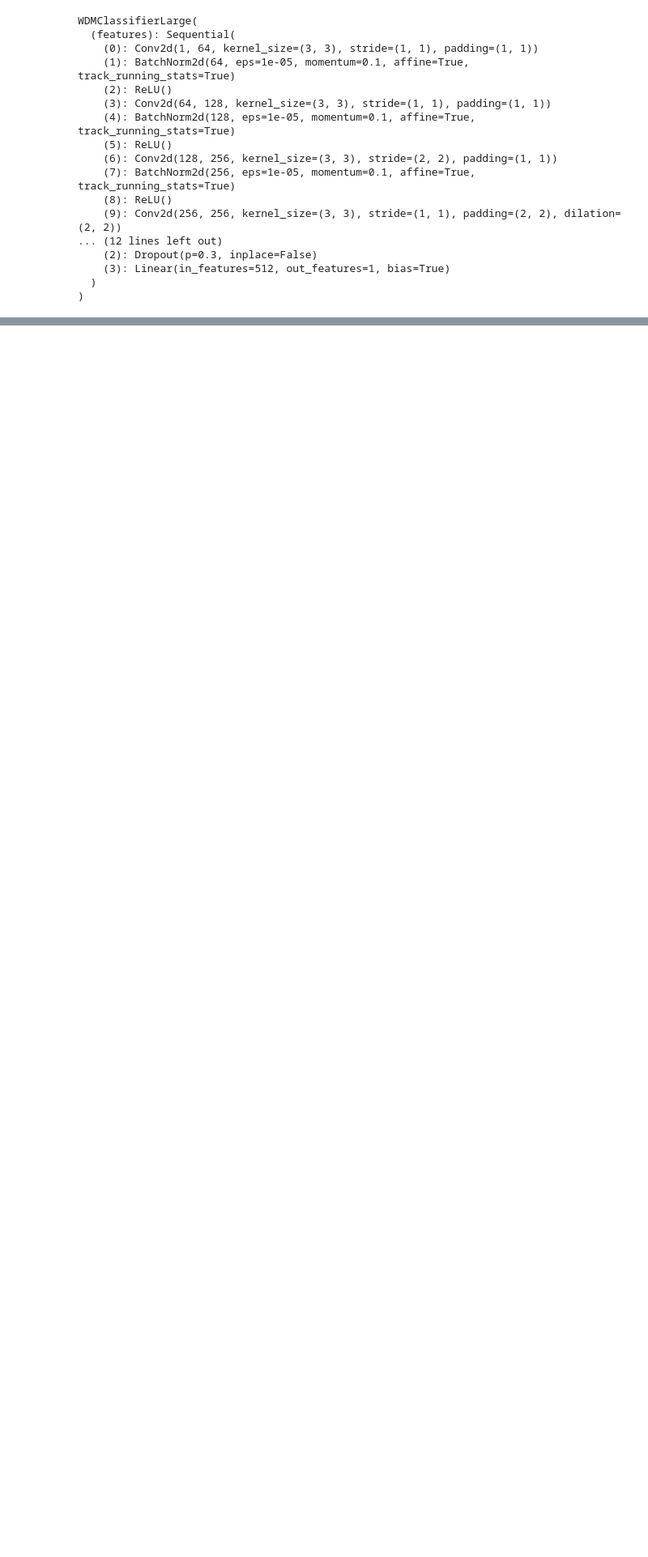
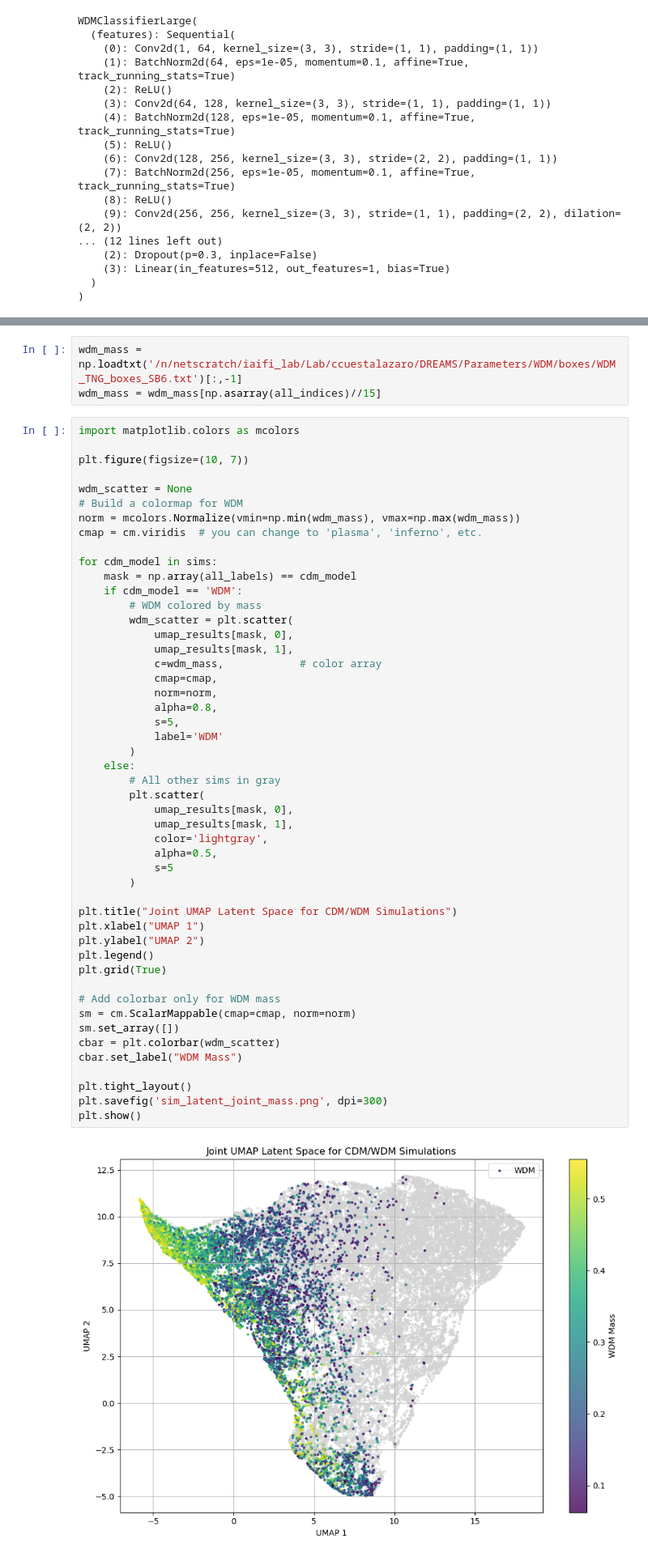
Before and after one commit to mingshauliu/DMLatent, a Jupyter notebook: small_net/sim_latent.ipynb, the cells around one changed output, grey strips where cells are left out. Shown at 81% size. Cells and saved outputs as stored; diff of their text form; blank space fills up the shorter version.

```diff
--- a/small_net/sim_latent.ipynb
+++ b/small_net/sim_latent.ipynb
@@ -355,0 +438,54 @@ plt.show()
+# %%
+wdm_mass = np.loadtxt('/n/netscratch/iaifi_lab/Lab/ccuestalazaro/DREAMS/Parameters/WDM/boxes/WDM_TNG_boxes_SB6.txt')[:,-1]
+wdm_mass = wdm_mass[np.asarray(all_indices)//15]
+# %%
+import matplotlib.colors as mcolors
+
+plt.figure(figsize=(10, 7))
+
+wdm_scatter = None
+# Build a colormap for WDM
+norm = mcolors.Normalize(vmin=np.min(wdm_mass), vmax=np.max(wdm_mass))
+cmap = cm.viridis  # you can change to 'plasma', 'inferno', etc.
+
+for cdm_model in sims:
+    mask = np.array(all_labels) == cdm_model
+    if cdm_model == 'WDM':
+        # WDM colored by mass
+        wdm_scatter = plt.scatter(
+            umap_results[mask, 0],
+            umap_results[mask, 1],
+            c=wdm_mass,            # color array
+            cmap=cmap,
+            norm=norm,
+            alpha=0.8,
+            s=5,
+            label='WDM'
+        )
+    else:
+        # All other sims in gray
+        plt.scatter(
+            umap_results[mask, 0],
+            umap_results[mask, 1],
+            color='lightgray',
+            alpha=0.5,
+            s=5
+        )
+
+plt.title("Joint UMAP Latent Space for CDM/WDM Simulations")
+plt.xlabel("UMAP 1")
+plt.ylabel("UMAP 2")
+plt.legend()
+plt.grid(True)
+
+# Add colorbar only for WDM mass
+sm = cm.ScalarMappable(cmap=cmap, norm=norm)
+sm.set_array([])
+cbar = plt.colorbar(wdm_scatter)
+cbar.set_label("WDM Mass")
+
+plt.tight_layout()
+plt.savefig('sim_latent_joint_mass.png', dpi=300)
+plt.show()
+# %% [output]
+[figure, added]
```
Also changed, not shown: parts of 1 cell of this notebook, 7 other files.
